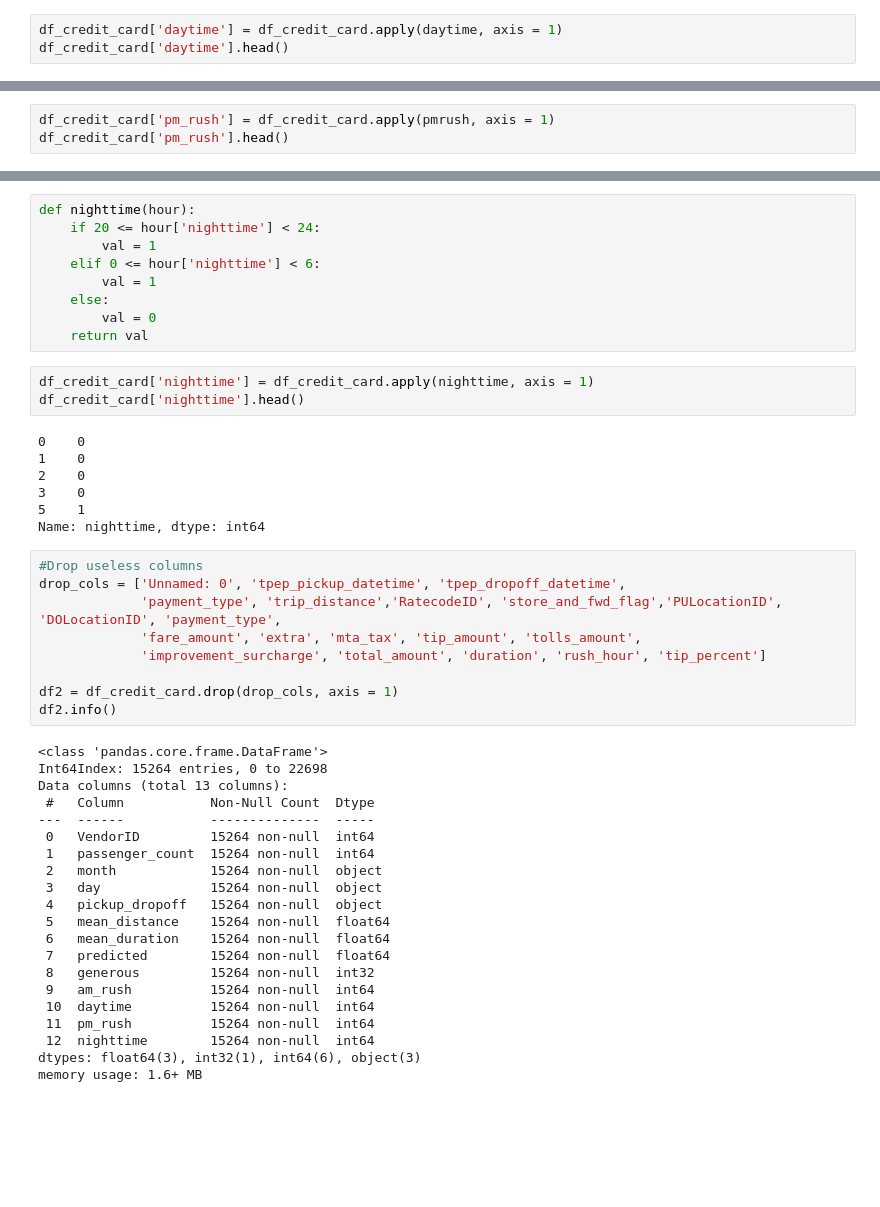
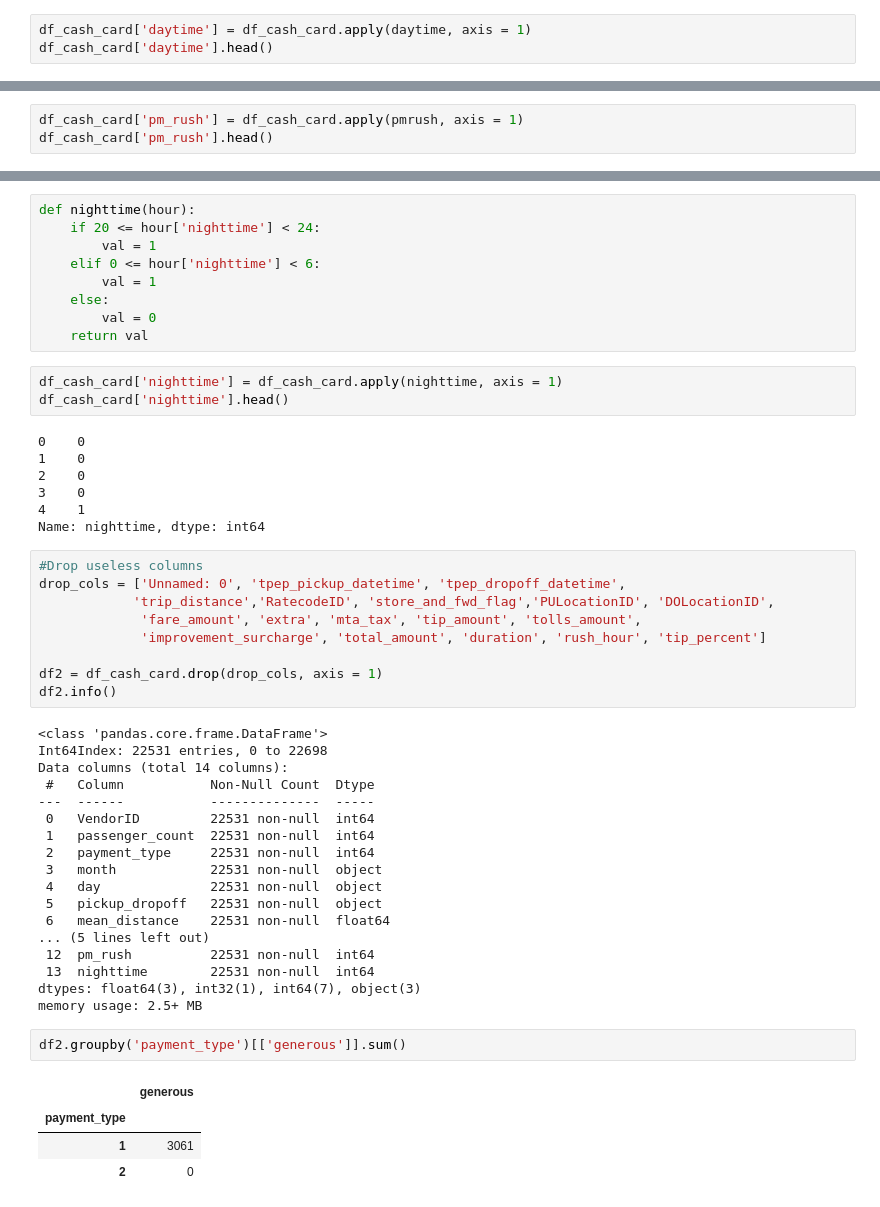
Before and after one commit to PedroHurtgm/Automatidata-Capstone, a Jupyter notebook: Automatidata Project.ipynb, the cells around one changed output, grey strips where cells are left out. Drawn from its saved outputs; the diff is of its cells as text; blank space fills up the shorter version.

```diff
--- a/Automatidata Project.ipynb
+++ b/Automatidata Project.ipynb
@@ -1106,8 +1106,8 @@ def daytime(hour):
         val = 0
     return val
 # %%
-df_credit_card['daytime'] = df_credit_card.apply(daytime, axis = 1)
-df_credit_card['daytime'].head()
+df_cash_card['daytime'] = df_cash_card.apply(daytime, axis = 1)
+df_cash_card['daytime'].head()
 # %% [output]
 0    0
 1    1
@@ -1123,8 +1123,8 @@ def pmrush(hour):
         val = 0
     return val
 # %%
-df_credit_card['pm_rush'] = df_credit_card.apply(pmrush, axis = 1)
-df_credit_card['pm_rush'].head()
+df_cash_card['pm_rush'] = df_cash_card.apply(pmrush, axis = 1)
+df_cash_card['pm_rush'].head()
 # %% [output]
 0    0
 1    0
@@ -1142,42 +1142,46 @@ def nighttime(hour):
         val = 0
     return val
 # %%
-df_credit_card['nighttime'] = df_credit_card.apply(nighttime, axis = 1)
-df_credit_card['nighttime'].head()
+df_cash_card['nighttime'] = df_cash_card.apply(nighttime, axis = 1)
+df_cash_card['nighttime'].head()
 # %% [output]
 0    0
 1    0
 2    0
 3    0
-5    1
+4    1
 Name: nighttime, dtype: int64
 # %%
 #Drop useless columns
 drop_cols = ['Unnamed: 0', 'tpep_pickup_datetime', 'tpep_dropoff_datetime',
-             'payment_type', 'trip_distance','RatecodeID', 'store_and_fwd_flag','PULocationID', 'DOLocationID', 'payment_type',
+            'trip_distance','RatecodeID', 'store_and_fwd_flag','PULocationID', 'DOLocationID',
              'fare_amount', 'extra', 'mta_tax', 'tip_amount', 'tolls_amount',
              'improvement_surcharge', 'total_amount', 'duration', 'rush_hour', 'tip_percent']
 
-df2 = df_credit_card.drop(drop_cols, axis = 1)
+df2 = df_cash_card.drop(drop_cols, axis = 1)
 df2.info()
 # %% [output]
 <class 'pandas.core.frame.DataFrame'>
-Int64Index: 15264 entries, 0 to 22698
-Data columns (total 13 columns):
+Int64Index: 22531 entries, 0 to 22698
+Data columns (total 14 columns):
  #   Column           Non-Null Count  Dtype
 ---  ------           --------------  -----
- 0   VendorID         15264 non-null  int64
- 1   passenger_count  15264 non-null  int64
- 2   month            15264 non-null  object
- 3   day              15264 non-null  object
- 4   pickup_dropoff   15264 non-null  object
- 5   mean_distance    15264 non-null  float64
- 6   mean_duration    15264 non-null  float64
- 7   predicted        15264 non-null  float64
- 8   generous         15264 non-null  int32
- 9   am_rush          15264 non-null  int64
- 10  daytime          15264 non-null  int64
- 11  pm_rush          15264 non-null  int64
- 12  nighttime        15264 non-null  int64
-dtypes: float64(3), int32(1), int64(6), object(3)
-memory usage: 1.6+ MB
+ 0   VendorID         22531 non-null  int64
+ 1   passenger_count  22531 non-null  int64
+ 2   payment_type     22531 non-null  int64
+ 3   month            22531 non-null  object
+ 4   day              22531 non-null  object
+ 5   pickup_dropoff   22531 non-null  object
+ 6   mean_distance    22531 non-null  float64
+... (5 lines left out)
+ 12  pm_rush          22531 non-null  int64
+ 13  nighttime        22531 non-null  int64
+dtypes: float64(3), int32(1), int64(7), object(3)
+memory usage: 2.5+ MB
+# %%
+df2.groupby('payment_type')[['generous']].sum()
+# %% [output]
+|  | generous |
+| payment_type |  |
+| 1 | 3061 |
+| 2 | 0 |
```
Also changed, not shown: parts of 20 cells of this notebook.
